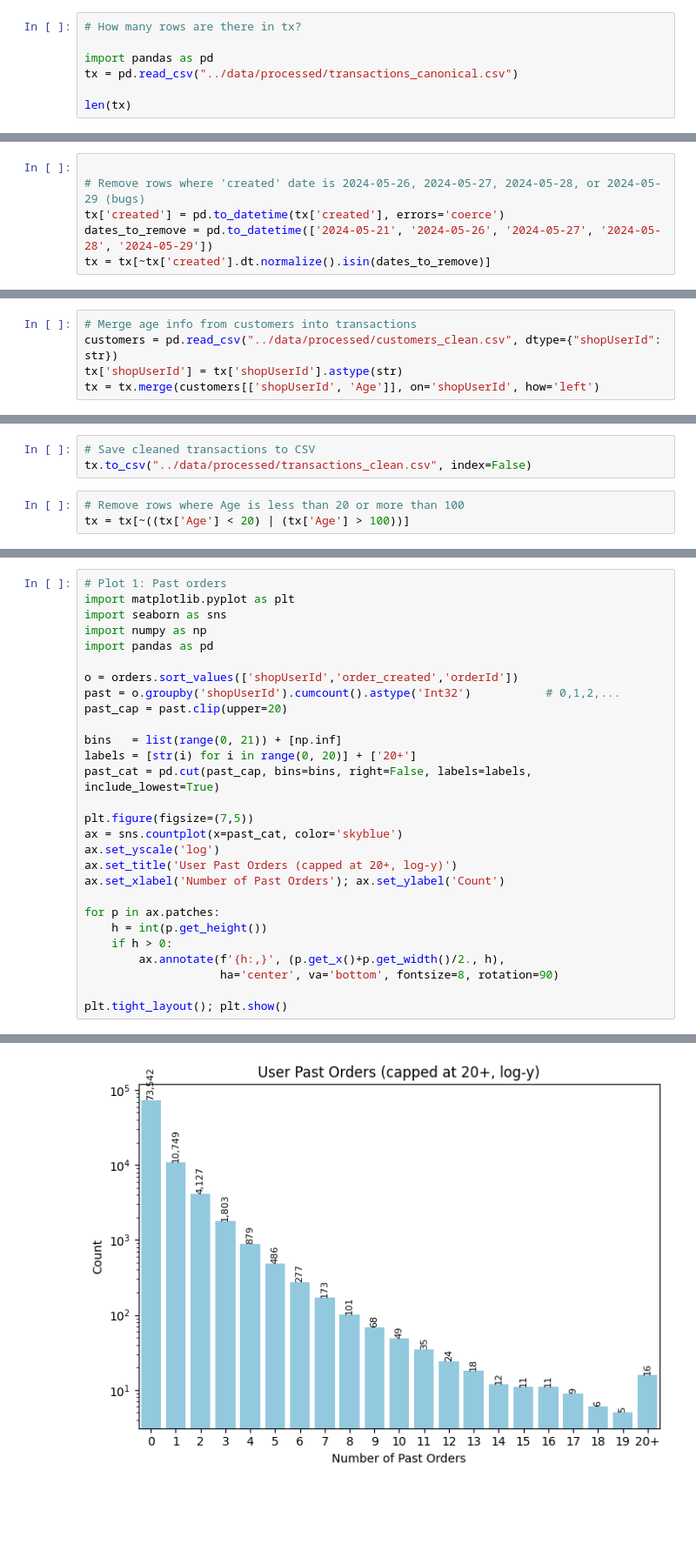
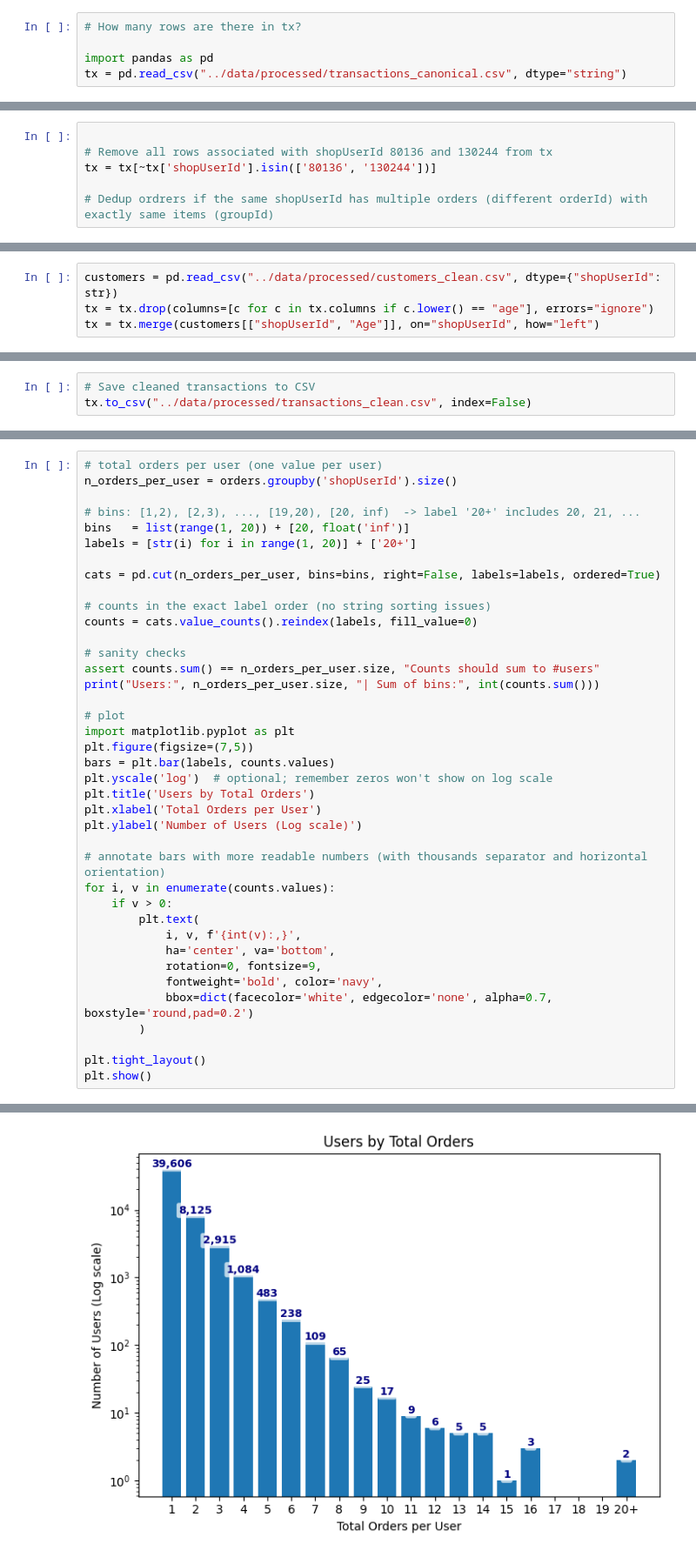
Before and after one commit to maria-lagerholm/itcm_recommendation_engine, a Jupyter notebook: notebooks/eda_transactions.ipynb, the cells around one changed output, grey strips where cells are left out. Shown at 87% size. Saved outputs shown, nothing was run; the diff lists cells and outputs as text; blank space fills up the shorter version.

Commit message:
eda transactions

```diff
--- a/notebooks/eda_transactions.ipynb
+++ b/notebooks/eda_transactions.ipynb
@@ -2,6 +2,4 @@
 # How many rows are there in tx?
 
 import pandas as pd
-tx = pd.read_csv("../data/processed/transactions_canonical.csv")
-
-len(tx)
+tx = pd.read_csv("../data/processed/transactions_canonical.csv", dtype="string")
@@ -67,7 +84,7 @@ dtype: float64
 ## Remove known bugs
 # %%
 
-# Remove rows where 'created' date is 2024-05-26, 2024-05-27, 2024-05-28, or 2024-05-29 (bugs)
-tx['created'] = pd.to_datetime(tx['created'], errors='coerce')
-dates_to_remove = pd.to_datetime(['2024-05-21', '2024-05-26', '2024-05-27', '2024-05-28', '2024-05-29'])
-tx = tx[~tx['created'].dt.normalize().isin(dates_to_remove)]
+# Remove all rows associated with shopUserId 80136 and 130244 from tx
+tx = tx[~tx['shopUserId'].isin(['80136', '130244'])]
+
+# Dedup ordrers if the same shopUserId has multiple orders (different orderId) with exactly same items (groupId)
@@ -165,8 +206,7 @@ Price (SEK) statistics:
 # %%
-# Merge age info from customers into transactions
 customers = pd.read_csv("../data/processed/customers_clean.csv", dtype={"shopUserId": str})
-tx['shopUserId'] = tx['shopUserId'].astype(str)
-tx = tx.merge(customers[['shopUserId', 'Age']], on='shopUserId', how='left')
+tx = tx.drop(columns=[c for c in tx.columns if c.lower() == "age"], errors="ignore")
+tx = tx.merge(customers[["shopUserId", "Age"]], on="shopUserId", how="left")
 # %%
 tx.isna().mean()
 # %% [output]
@@ -189,6 +230,3 @@ dtype: float64
 # %%
 # Save cleaned transactions to CSV
 tx.to_csv("../data/processed/transactions_clean.csv", index=False)
-# %%
-# Remove rows where Age is less than 20 or more than 100
-tx = tx[~((tx['Age'] < 20) | (tx['Age'] > 100))]
@@ -273,29 +332,40 @@ print(orders.head(10).to_string(index=False))
 # %%
-# Plot 1: Past orders
+# total orders per user (one value per user)
+n_orders_per_user = orders.groupby('shopUserId').size()
+
+# bins: [1,2), [2,3), ..., [19,20), [20, inf)  -> label '20+' includes 20, 21, ...
+bins   = list(range(1, 20)) + [20, float('inf')]
+labels = [str(i) for i in range(1, 20)] + ['20+']
+
+cats = pd.cut(n_orders_per_user, bins=bins, right=False, labels=labels, ordered=True)
+
+# counts in the exact label order (no string sorting issues)
+counts = cats.value_counts().reindex(labels, fill_value=0)
+
+# sanity checks
+assert counts.sum() == n_orders_per_user.size, "Counts should sum to #users"
+print("Users:", n_orders_per_user.size, "| Sum of bins:", int(counts.sum()))
+
+# plot
 import matplotlib.pyplot as plt
-import seaborn as sns
-import numpy as np
-import pandas as pd
+plt.figure(figsize=(7,5))
+bars = plt.bar(labels, counts.values)
+plt.yscale('log')  # optional; remember zeros won't show on log scale
+plt.title('Users by Total Orders')
+plt.xlabel('Total Orders per User')
+plt.ylabel('Number of Users (Log scale)')
 
-o = orders.sort_values(['shopUserId','order_created','orderId'])
-past = o.groupby('shopUserId').cumcount().astype('Int32')           # 0,1,2,...
-past_cap = past.clip(upper=20)
+# annotate bars with more readable numbers (with thousands separator and horizontal orientation)
+for i, v in enumerate(counts.values):
+    if v > 0:
+        plt.text(
+            i, v, f'{int(v):,}',
+            ha='center', va='bottom',
+            rotation=0, fontsize=9,
+            fontweight='bold', color='navy',
+            bbox=dict(facecolor='white', edgecolor='none', alpha=0.7, boxstyle='round,pad=0.2')
+        )
 
-bins   = list(range(0, 21)) + [np.inf]
-labels = [str(i) for i in range(0, 20)] + ['20+']
-past_cat = pd.cut(past_cap, bins=bins, right=False, labels=labels, include_lowest=True)
-
-plt.figure(figsize=(7,5))
-ax = sns.countplot(x=past_cat, color='skyblue')
-ax.set_yscale('log')
-ax.set_title('User Past Orders (capped at 20+, log-y)')
-ax.set_xlabel('Number of Past Orders'); ax.set_ylabel('Count')
-
-for p in ax.patches:
-    h = int(p.get_height())
-    if h > 0:
-        ax.annotate(f'{h:,}', (p.get_x()+p.get_width()/2., h),
-                    ha='center', va='bottom', fontsize=8, rotation=90)
-
-plt.tight_layout(); plt.show()
+plt.tight_layout()
+plt.show()
 # %% [output]
@@ -302 +373 @@ plt.tight_layout(); plt.show()
-[figure, old version]
+[figure, new version]
```
Also changed, not shown: parts of 33 cells of this notebook, 2 other files.
